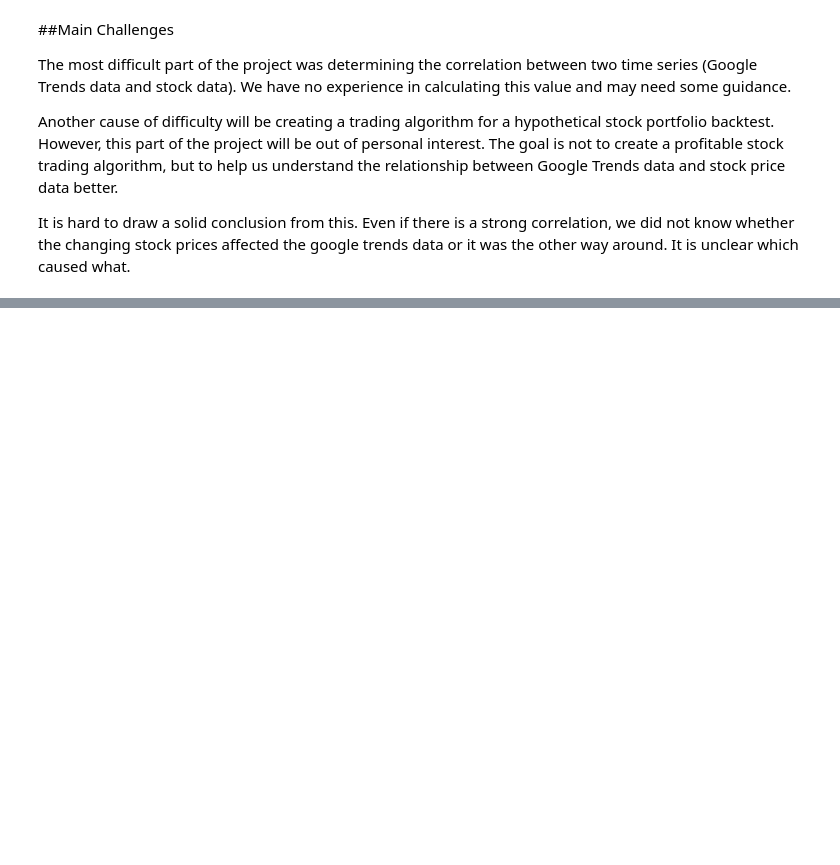
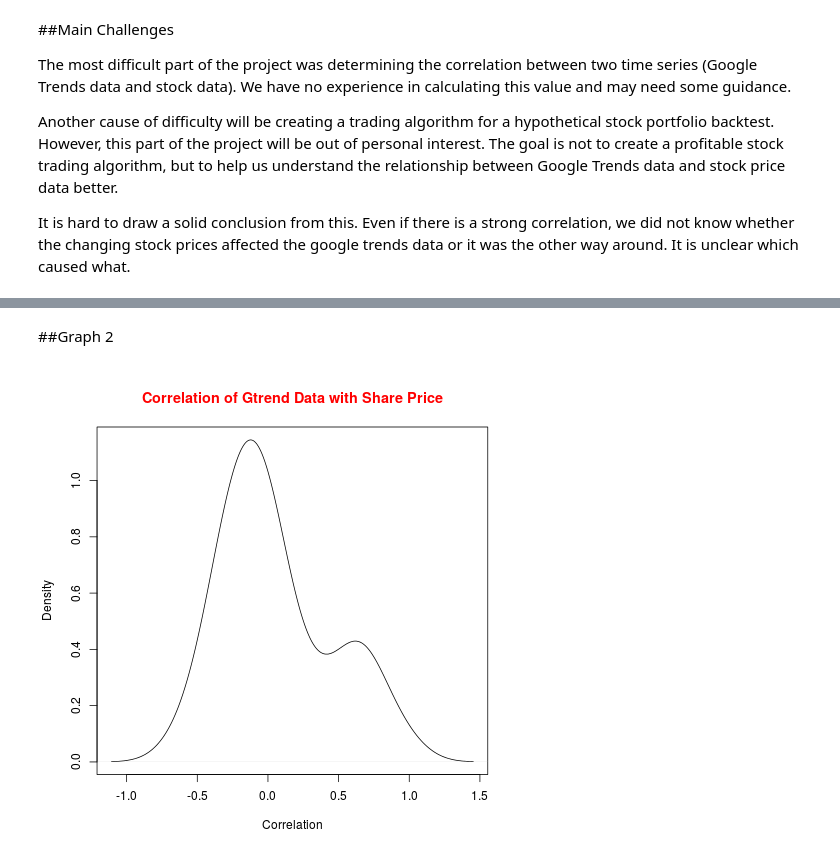
Before and after one commit to jodreen/data-analysis-template, a Jupyter notebook: notebooks/NB4_project_report.ipynb, the cells around one changed output, grey strips where cells are left out. Drawn from its saved outputs; the diff is of its cells as text; code cells hidden in the pictures; blank space fills up the shorter version.

```diff
--- a/notebooks/NB4_project_report.ipynb
+++ b/notebooks/NB4_project_report.ipynb
@@ -195,0 +198,6 @@ Image(filename='visualizations/test.png')
+# %% [markdown]
+##Graph 2
+# %%
+Image(filename='./visualizations/plot2.png')
+# %% [output]
+[figure, added]
```
Also changed, not shown: parts of 38 cells of this notebook.
